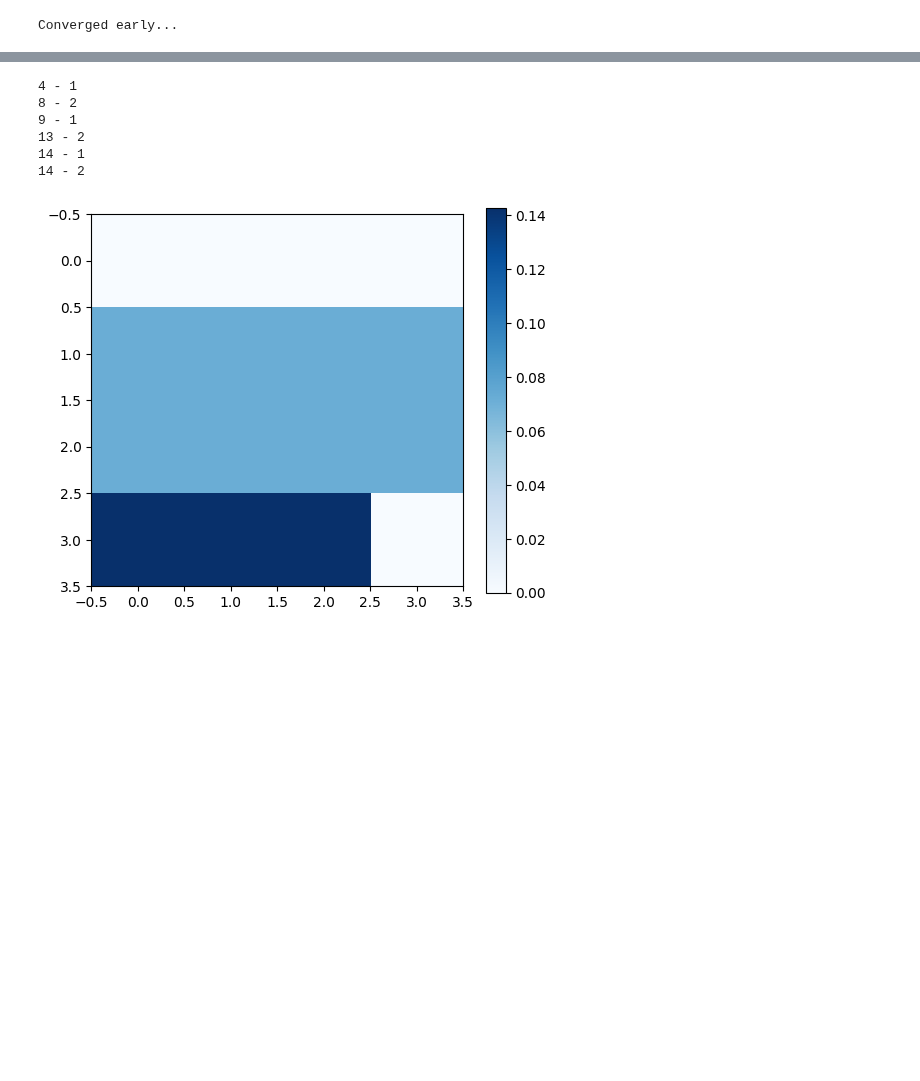
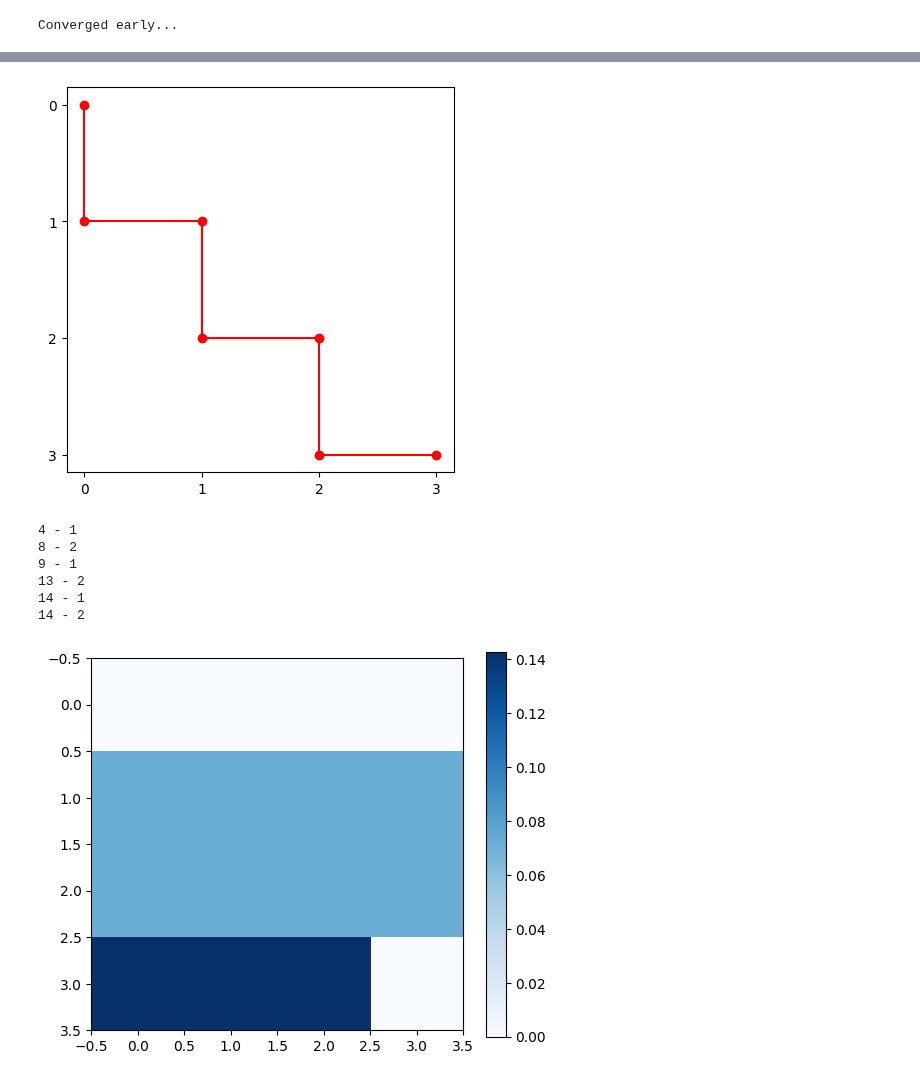
Before and after one commit to PimLb/POMDP_PBVI_Exploration, a Jupyter notebook: Experiments/4x4_Model.ipynb, the cells around one changed output, grey strips where cells are left out. Drawn from its saved outputs; the diff is of its cells as text; code cells hidden in the pictures; blank space fills up the shorter version.

Commit message:
Implemented plotting of path taken during simulation

```diff
--- a/Experiments/4x4_Model.ipynb
+++ b/Experiments/4x4_Model.ipynb
@@ -28,6 +28,10 @@ a = Agent(model)
 a.value_function = vf
 # %%
 rh = a.simulate(sim)
+# %%
+rh.plot_simulation_steps()
+# %% [output]
+[figure, added]
 # %%
 for step in rh:
     print(f"{step['state']} - {step['action']}")
```
Also changed, not shown: parts of 5 cells of this notebook, 2 other files.
